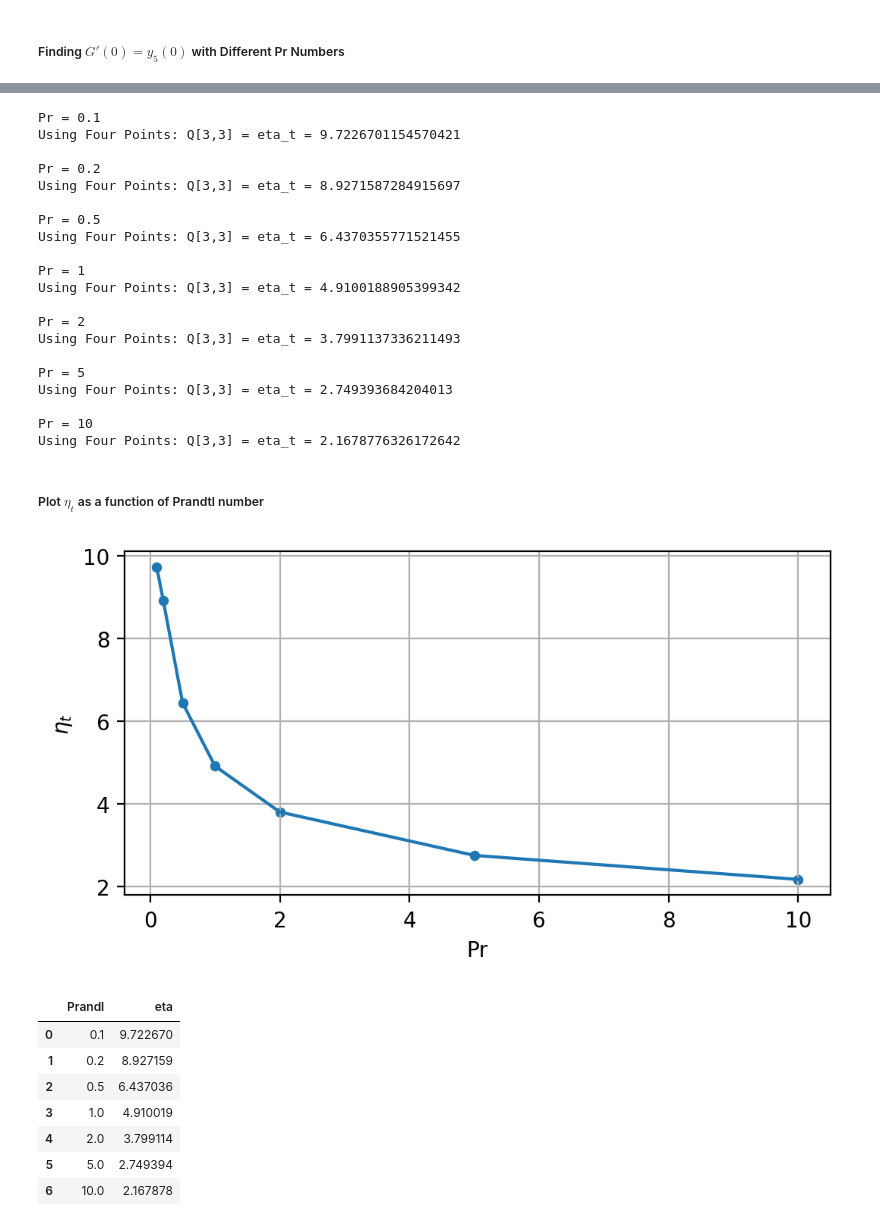
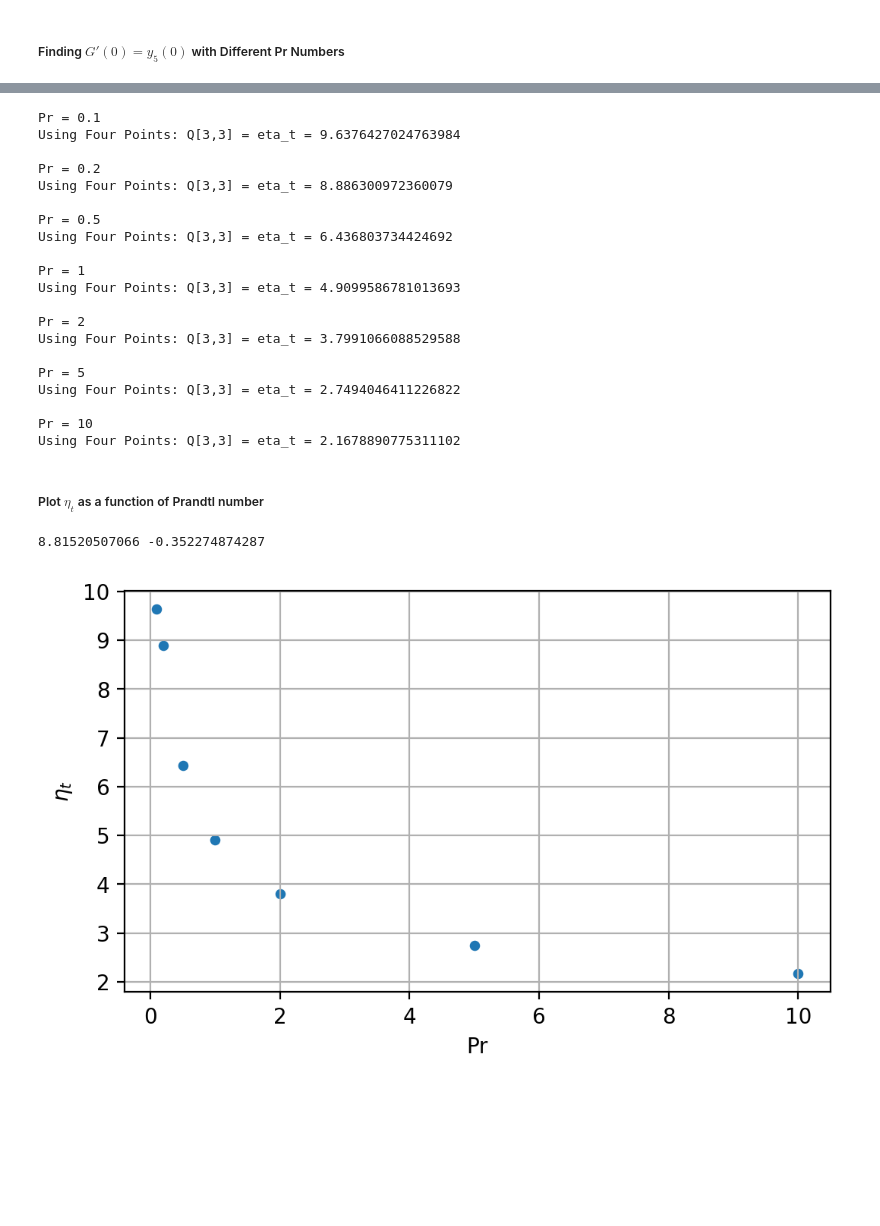
Before and after one commit to cdelannoy/Numerics, a Jupyter notebook: project_1_Noah.ipynb, the cells around one changed output, grey strips where cells are left out. Cells and saved outputs as stored; diff of their text form; code cells hidden in the pictures; blank space fills up the shorter version.

```diff
--- a/project_1_Noah.ipynb
+++ b/project_1_Noah.ipynb
@@ -317,7 +317,7 @@ $$
 # %%
 Pr = 5
 h = 0.1
-eta = arange(0, 10 + h, h)
+eta = arange(0, 10, h)
 y1 = zeros(len(t) + 1)
 y2 = zeros(len(t) + 1)
 y3 = zeros(len(t) + 1)
@@ -542,7 +543,7 @@ for Pr in [0.1, 0.2, 0.5, 1, 2, 5, 10]:
     c = []
     abs_err5 = [inf]
     i = 0
-    while abs_err5[i] > 10**-6:
+    while abs_err5[i] > 10**-7:
         # f_a
         y1 = zeros(len(t) + 1)
         y2 = zeros(len(t) + 1)
@@ -628,7 +629,7 @@ k = 0
 eta_t = zeros(7)
 for Pr in [0.1, 0.2, 0.5, 1, 2, 5, 10]:
     h = 0.1
-    eta = arange(0, 10 + h, h)
+    eta = arange(0, 10, h)
     y1 = zeros(len(eta) + 1)
     y2 = zeros(len(eta) + 1)
     y3 = zeros(len(eta) + 1)
@@ -664,52 +665,55 @@ for Pr in [0.1, 0.2, 0.5, 1, 2, 5, 10]:
     k += 1
 # %% [output]
 Pr = 0.1
-Using Four Points: Q[3,3] = eta_t = 9.7226701154570421
+Using Four Points: Q[3,3] = eta_t = 9.6376427024763984
 
 Pr = 0.2
-Using Four Points: Q[3,3] = eta_t = 8.9271587284915697
+Using Four Points: Q[3,3] = eta_t = 8.886300972360079
 
 Pr = 0.5
-Using Four Points: Q[3,3] = eta_t = 6.4370355771521455
+Using Four Points: Q[3,3] = eta_t = 6.436803734424692
 
 Pr = 1
-Using Four Points: Q[3,3] = eta_t = 4.9100188905399342
+Using Four Points: Q[3,3] = eta_t = 4.9099586781013693
 
 Pr = 2
-Using Four Points: Q[3,3] = eta_t = 3.7991137336211493
+Using Four Points: Q[3,3] = eta_t = 3.7991066088529588
 
 Pr = 5
-Using Four Points: Q[3,3] = eta_t = 2.749393684204013
+Using Four Points: Q[3,3] = eta_t = 2.7494046411226822
 
 Pr = 10
-Using Four Points: Q[3,3] = eta_t = 2.1678776326172642
+Using Four Points: Q[3,3] = eta_t = 2.1678890775311102
 # %% [markdown]
 ##### Plot $\eta_t$ as a function of Prandtl number
+# %%
+from scipy.optimize import curve_fit
+
+x = [0.1, 0.2, 0.5, 1, 2, 5, 10]
+y = eta_t
+
+def exponential(x, a, b):
+    return a*np.exp(b*x)
+
+pars, cov = curve_fit(exponential, x, y, p0=[0,0])
+print(*popt_exponential)
+# %% [output]
+8.81520507066 -0.352274874287
 # %%
-x = [0.1, 0.2, 0.5, 1, 2, 5, 10]
-y = eta_t
+eta_df = pd.DataFrame({'Prandl': x, 'eta': eta_t})
+exps = exponential(eta_df.Prandl, *pars)
 
-eta_df = pd.DataFrame({'Prandl': x, 'eta': eta_t})
-
-fig = plt.figure(figsize = (6, 3), dpi = 200)
+fig = plt.figure(figsize = (6, 3.5), dpi = 200)
 ax = fig.add_subplot(1, 1, 1)
 ax.scatter([0.1, 0.2, 0.5, 1, 2, 5, 10], eta_t, s=15)
-ax.plot(x, y)
+#ax.plot(x, exps)
 ax.set_xlabel('Pr')
 ax.set_ylabel(r'$\eta_t$')
 ax.grid()
 plt.savefig('Fig4.png')
 plt.show()
 # %% [output]
-[figure, old version]
+[figure, new version]
-|  | Prandl | eta |
-| 0 | 0.1 | 9.722670 |
-| 1 | 0.2 | 8.927159 |
-| 2 | 0.5 | 6.437036 |
-| 3 | 1.0 | 4.910019 |
-| 4 | 2.0 | 3.799114 |
-| 5 | 5.0 | 2.749394 |
-| 6 | 10.0 | 2.167878 |
 # %%
 # plotting dimensionless velocity
 fig = plt.figure(figsize = (6, 3.5), dpi = 200)
```
Also changed, not shown: parts of 6 cells of this notebook, 1 other file.
